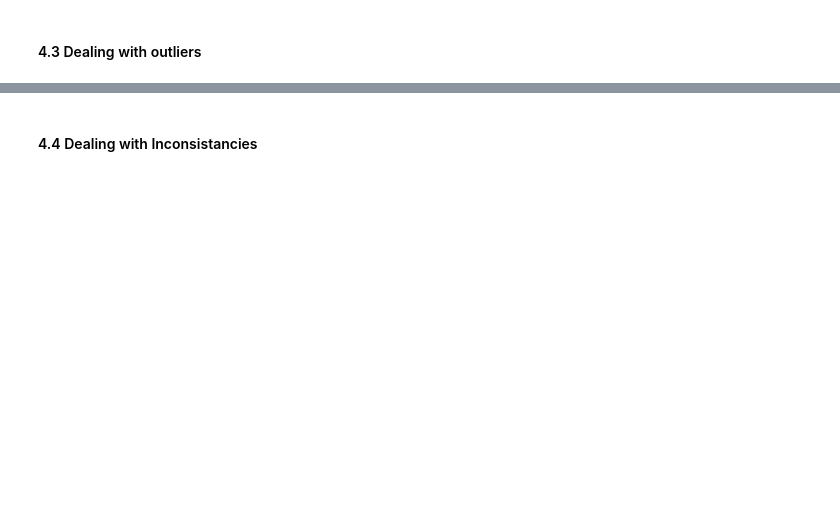
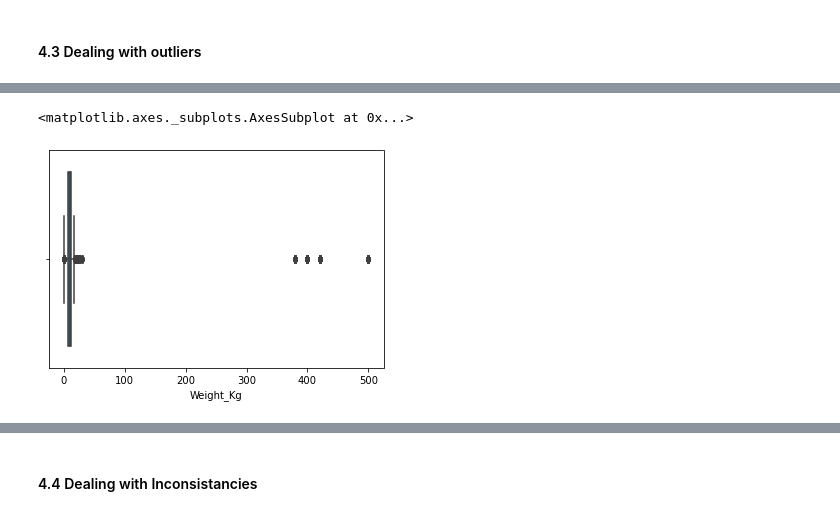
Before and after one commit to dineomahlangu178/Team_32, a Jupyter notebook: Team_32.ipynb, the cells around one changed output, grey strips where cells are left out. Saved outputs shown, nothing was run; the diff lists cells and outputs as text; code cells hidden in the pictures; blank space fills up the shorter version.

```diff
--- a/Team_32.ipynb
+++ b/Team_32.ipynb
@@ -81,0 +272,5 @@ df3.head()
+# %%
+sns.boxplot(df_train['Weight_Kg'])
+# %% [output]
+<matplotlib.axes._subplots.AxesSubplot at 0x...>
+[figure, added]
```
Also changed, not shown: parts of 52 cells of this notebook.
